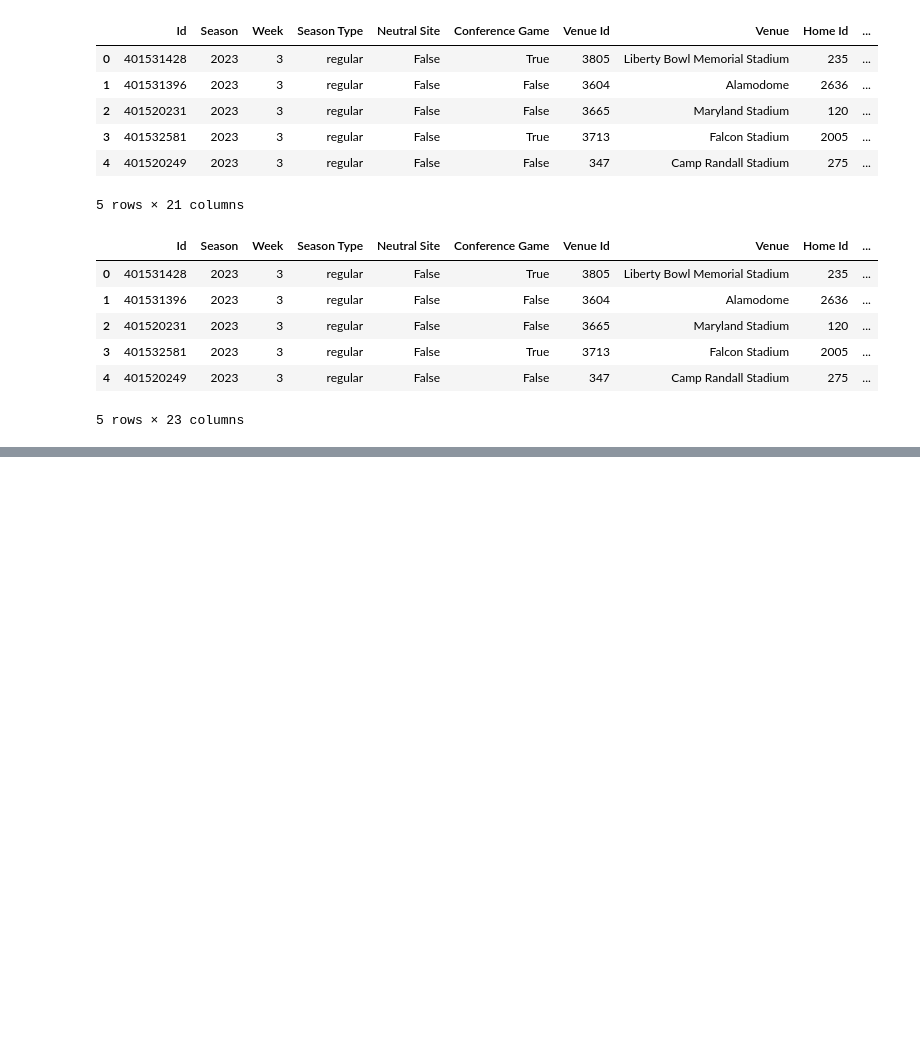
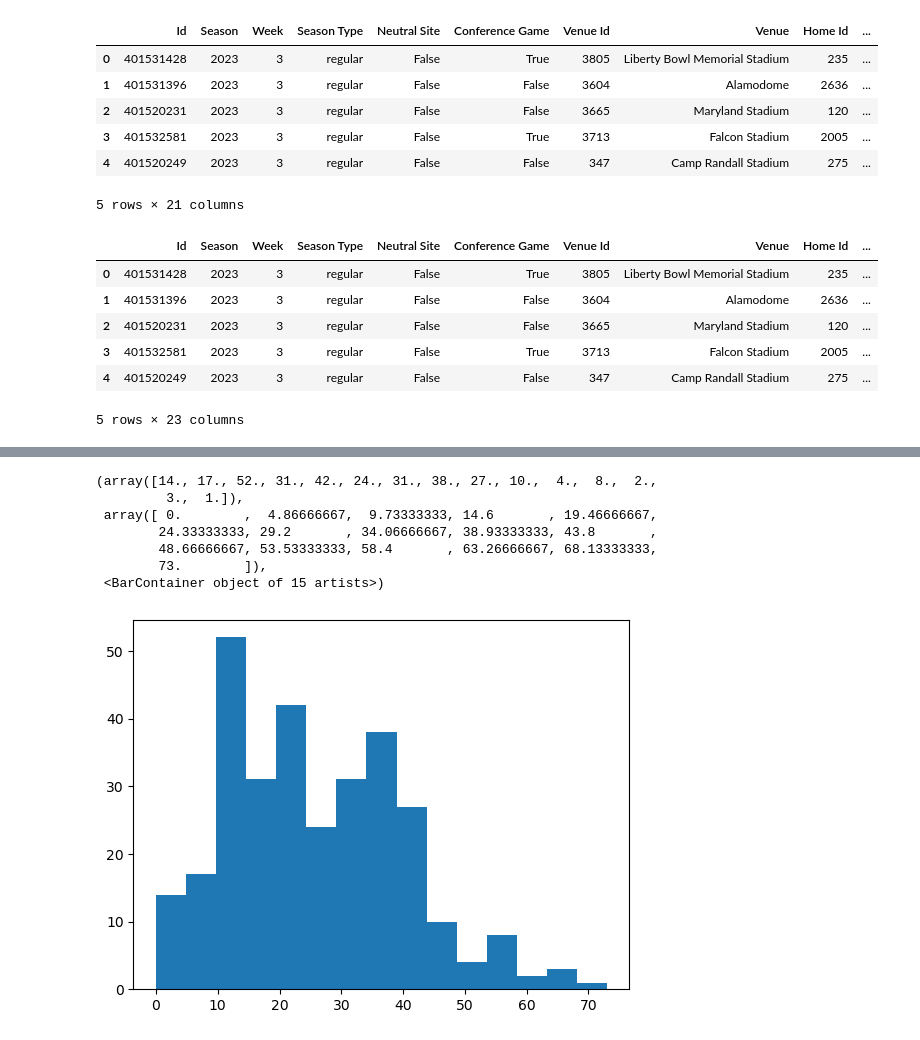
Before and after one commit to traskcon/CFB-Predictions, a Jupyter notebook: CFB-Predictions.ipynb, the cells around one changed output, grey strips where cells are left out. Cells and saved outputs as stored; diff of their text form; code cells hidden in the pictures; blank space fills up the shorter version.

```diff
--- a/CFB-Predictions.ipynb
+++ b/CFB-Predictions.ipynb
@@ -180,0 +232,4 @@ week3.head()
+# %%
+hist_games = pd.read_csv("2023-Games.csv")
+hist_games = hist_games.dropna().reset_index(drop=True)
+hist_games.head()
@@ -180,0 +244,15 @@ week3.head()
+# %%
+hist_games["Total"] = hist_games["Home Points"] + hist_games["Away Points"]
+results = np.concatenate((hist_games["Home Points"].to_numpy(),hist_games["Away Points"].to_numpy()),axis=None)
+avg_total = np.mean(results)
+total_std = np.std(results)
+plt.hist(results,bins=15)
+# %% [output]
+(array([14., 17., 52., 31., 42., 24., 31., 38., 27., 10.,  4.,  8.,  2.,
+         3.,  1.]),
+ array([ 0.        ,  4.86666667,  9.73333333, 14.6       , 19.46666667,
+        24.33333333, 29.2       , 34.06666667, 38.93333333, 43.8       ,
+        48.66666667, 53.53333333, 58.4       , 63.26666667, 68.13333333,
+        73.        ]),
+ <BarContainer object of 15 artists>)
+[figure, added]
```
Also changed, not shown: parts of 25 cells of this notebook.
